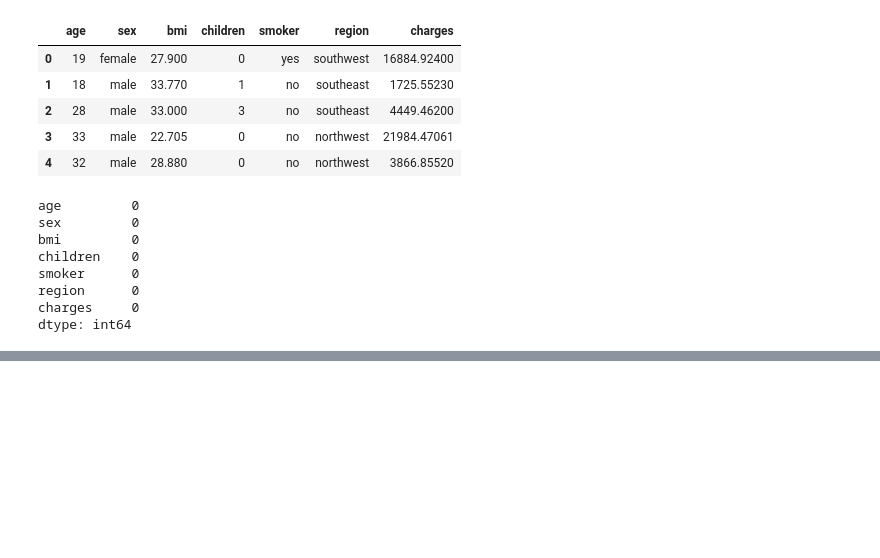
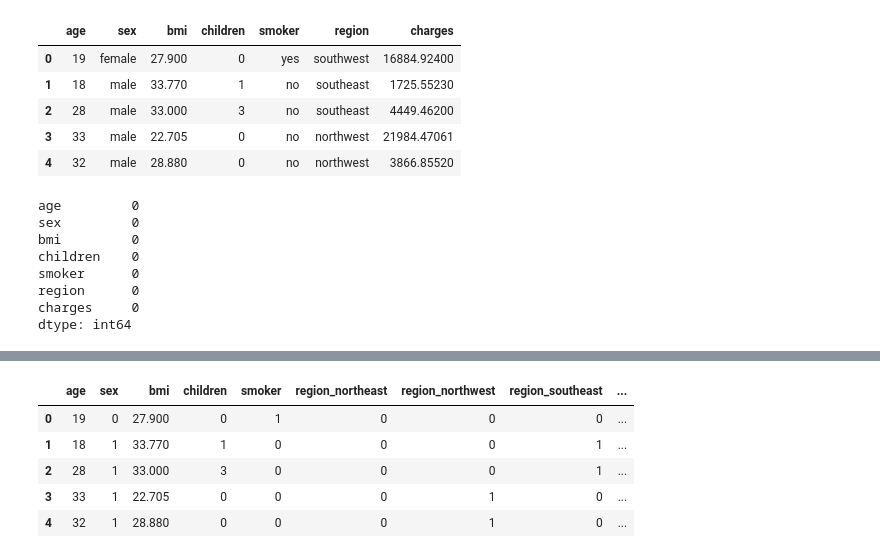
Before and after one commit to logickoff123/avtomatic, a Jupyter notebook: machine_lerning/dz1_1.ipynb, the cells around one changed output, grey strips where cells are left out. Drawn from its saved outputs; the diff is of its cells as text; code cells hidden in the pictures; blank space fills up the shorter version.

```diff
--- a/machine_lerning/dz1_1.ipynb
+++ b/machine_lerning/dz1_1.ipynb
@@ -41,0 +39,3 @@ data.head()
+# %%
+region_cols = pd.get_dummies(data['region'], prefix='region', dtype=int)
+region_cols.head()
@@ -42 +49,11 @@ data.head()
+# %%
+X = pd.concat([data[['age', 'sex', 'bmi', 'children', 'smoker']], region_cols], axis = 1)
+X.head()
+# %% [output]
+|  | age | sex | bmi | children | smoker | region_northeast | region_northwest | region_southeast | ... |
+| 0 | 19 | 0 | 27.900 | 0 | 1 | 0 | 0 | 0 | ... |
+| 1 | 18 | 1 | 33.770 | 1 | 0 | 0 | 0 | 1 | ... |
+| 2 | 28 | 1 | 33.000 | 3 | 0 | 0 | 0 | 1 | ... |
+| 3 | 33 | 1 | 22.705 | 0 | 0 | 0 | 1 | 0 | ... |
+| 4 | 32 | 1 | 28.880 | 0 | 0 | 0 | 1 | 0 | ... |
 # %%
```
Also changed, not shown: parts of 18 cells of this notebook, 7 other files.
